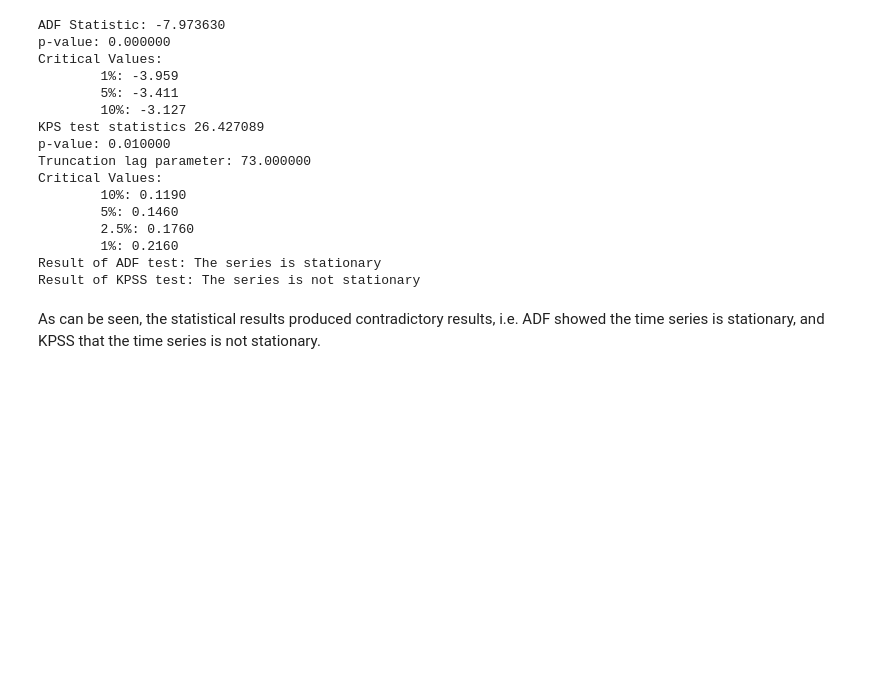
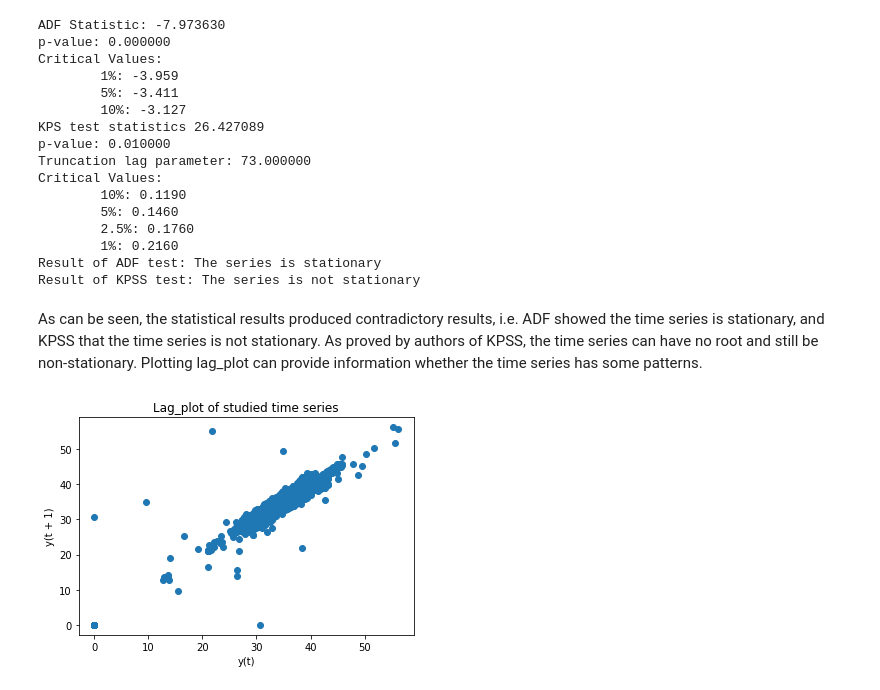
Before and after one commit to kamiloster/Data_Scientist_Interview, a Jupyter notebook: Final notebook.ipynb, the cells around one changed output. Drawn from its saved outputs; the diff is of its cells as text; code cells hidden in the pictures; blank space fills up the shorter version.

```diff
--- a/Final notebook.ipynb
+++ b/Final notebook.ipynb
@@ -156,4 +161,10 @@ Critical Values:
 Result of ADF test: The series is stationary
 Result of KPSS test: The series is not stationary
 # %% [markdown]
-As can be seen, the statistical results produced contradictory results, i.e. ADF showed the time series is stationary, and KPSS that the time series is not stationary.
+As can be seen, the statistical results produced contradictory results, i.e. ADF showed the time series is stationary, and KPSS that the time series is not stationary. As proved by authors of KPSS, the time series can have no root and still be non-stationary. Plotting lag_plot can provide information whether the time series has some patterns.
+# %%
+pd.plotting.lag_plot(df)
+plt.title('Lag_plot of studied time series')
+plt.show()
+# %% [output]
+[figure, added]
```
Also changed, not shown: parts of 10 cells of this notebook.
